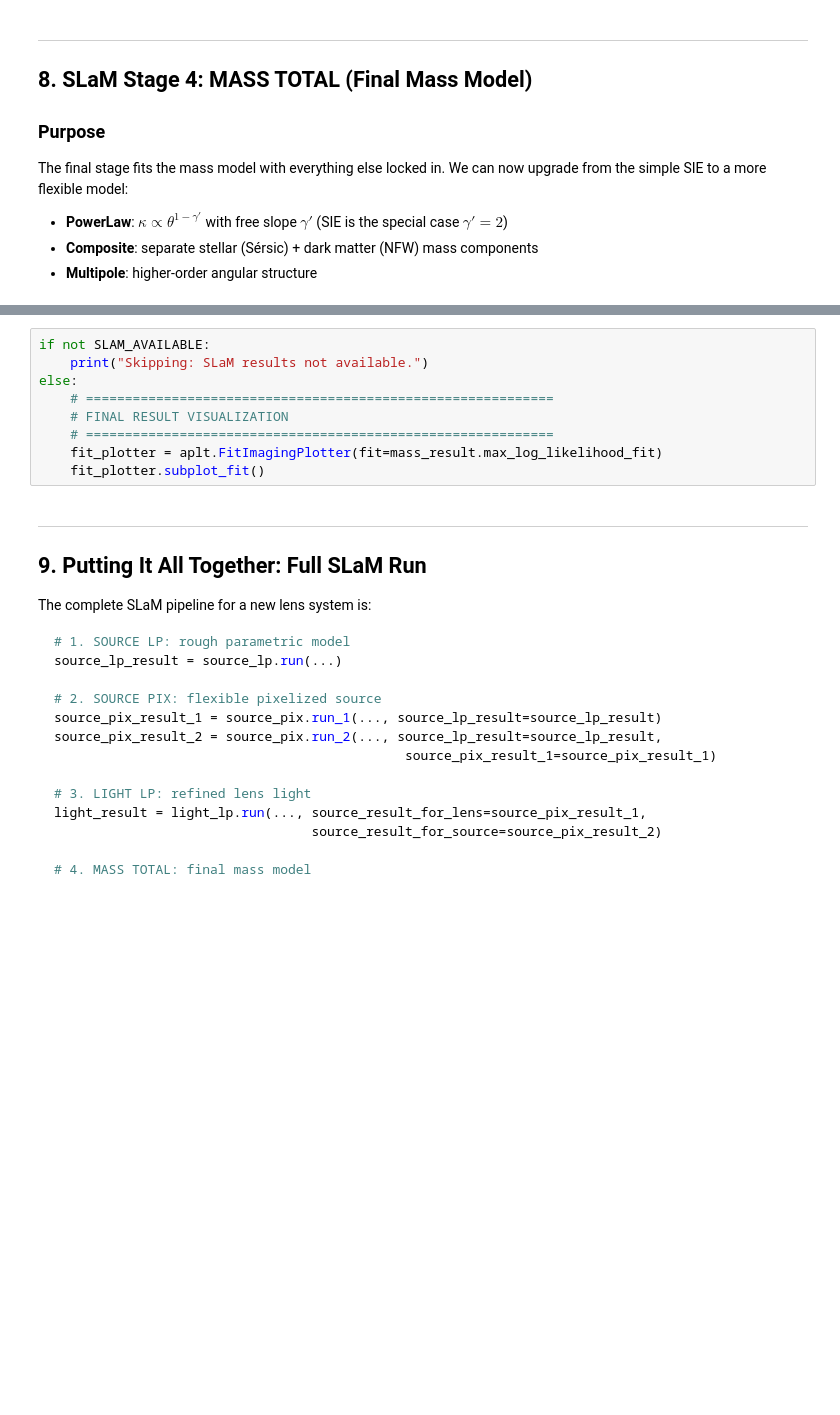
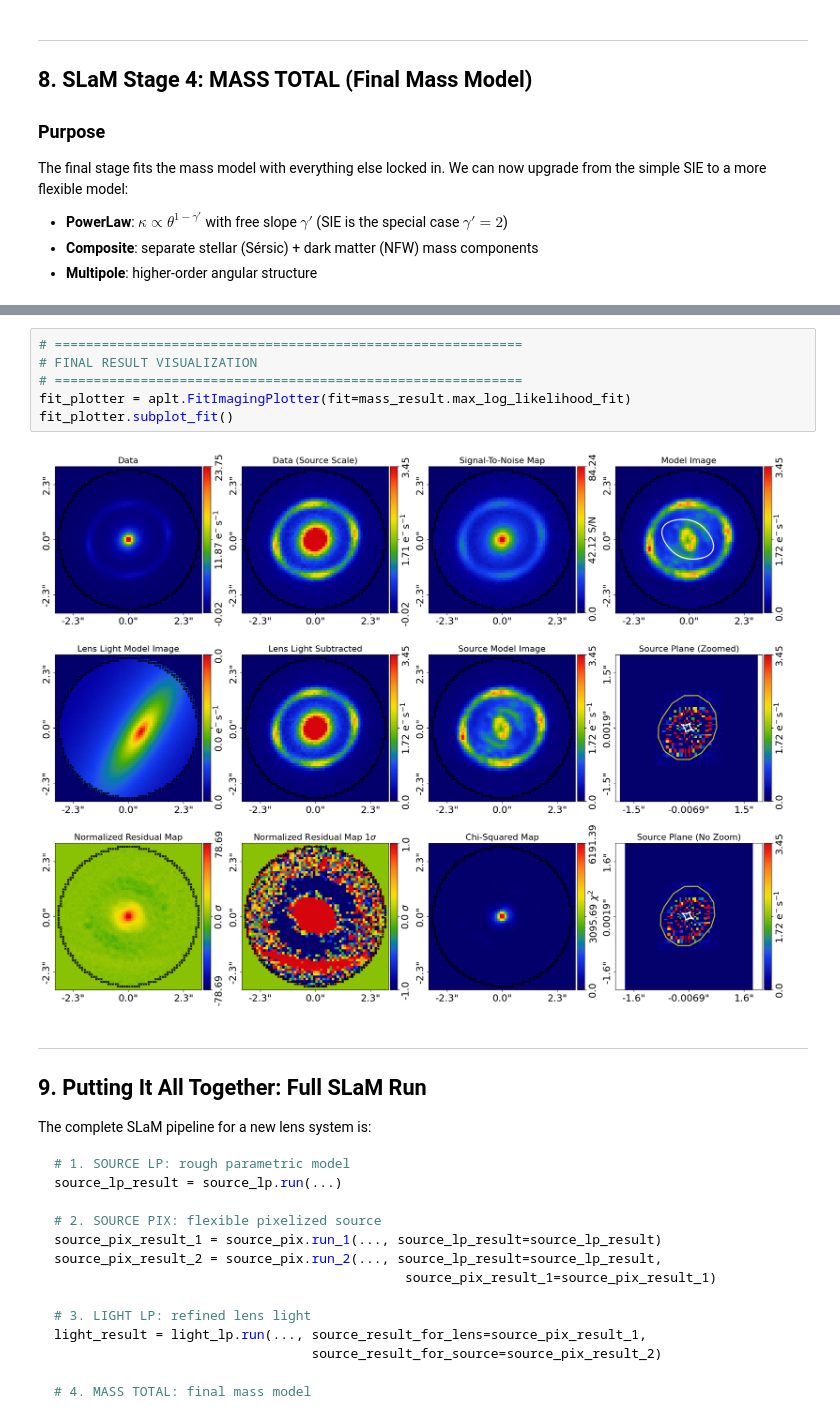
Before and after one commit to rodelcr/Learning_to_Autolens, a Jupyter notebook: Modules/04_Search_Chaining_SLaM/04_search_chaining_slam.ipynb, the cells around one changed output, grey strips where cells are left out. Saved outputs shown, nothing was run; the diff lists cells and outputs as text; blank space fills up the shorter version.

```diff
--- a/Modules/04_Search_Chaining_SLaM/04_search_chaining_slam.ipynb
+++ b/Modules/04_Search_Chaining_SLaM/04_search_chaining_slam.ipynb
@@ -640,12 +731,11 @@ else:
 # %%
-if not SLAM_AVAILABLE:
-    print("Skipping: SLaM results not available.")
-else:
-    # ============================================================
-    # FINAL RESULT VISUALIZATION
-    # ============================================================
-    fit_plotter = aplt.FitImagingPlotter(fit=mass_result.max_log_likelihood_fit)
-    fit_plotter.subplot_fit()
+# ============================================================
+# FINAL RESULT VISUALIZATION
+# ============================================================
+fit_plotter = aplt.FitImagingPlotter(fit=mass_result.max_log_likelihood_fit)
+fit_plotter.subplot_fit()
+# %% [output]
+[figure, added]
 # %% [markdown]
 ---
 
```
Also changed, not shown: parts of 15 cells of this notebook, 1 other file.
